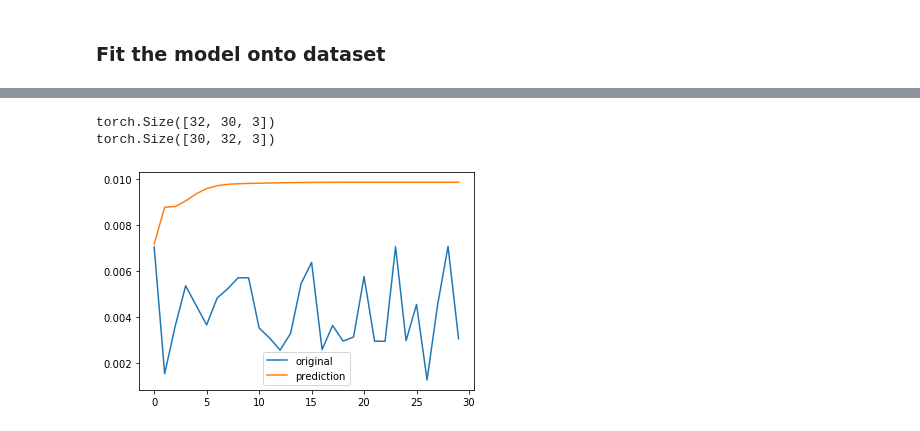
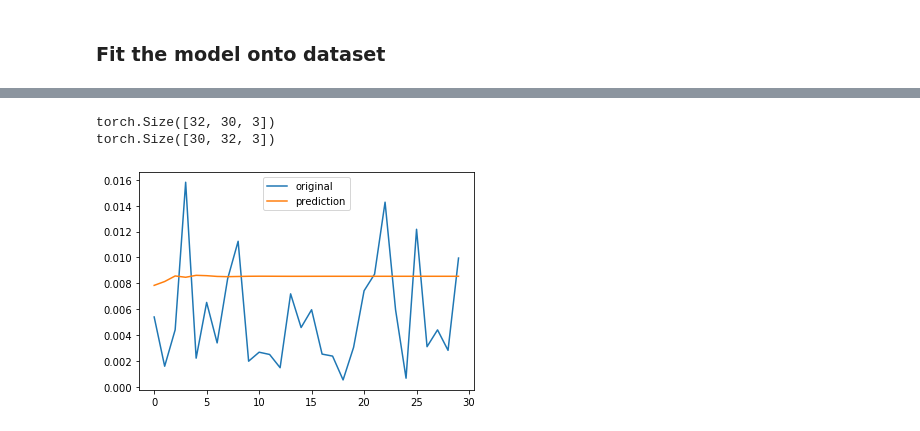
Before and after one commit to simutisernestas/cbaf, a Jupyter notebook: Timeseries_clustering.ipynb, the cells around one changed output, grey strips where cells are left out. Cells and saved outputs as stored; diff of their text form; code cells hidden in the pictures.

```diff
--- a/Timeseries_clustering.ipynb
+++ b/Timeseries_clustering.ipynb
@@ -75,5 +63,23 @@ data =  (data - min_points) / (max_points - min_points)
 total_rows = data.shape[0]
 PARTS = int(total_rows / SEQUENCE)
 missing = (data.shape[0]) % PARTS
-data = data[missing:]
-data = np.array(np.array_split(data, PARTS))
+splits = np.array(np.array_split(data[missing:], PARTS))
+# %%
+sequences = []
+HOPS = [int(SEQUENCE/2), int(SEQUENCE/3), int(SEQUENCE/6)]
+for h in HOPS:
+    if not isinstance(h, int):
+        raise AssertionError
+
+    for i in range(0, data.shape[0], h):
+        if (i+SEQUENCE) >= data.shape[0]:
+            break
+        # seq = np.expand_dims(, axis=0)
+        sequences.append(data[i:i+SEQUENCE,:])
+        # splits = np.append(splits, seq, axis=0)
+sequences = np.array(sequences)
+# %%
+print(splits.shape)
+print(sequences.shape)
+data = np.concatenate((splits,sequences))
+print(data.shape)
@@ -109,16 +119,16 @@ number_of_features
 3
 # %%
 hidden_size = 1024
-hidden_layer_depth = 1
-latent_length = 256
-batch_size = 32
+hidden_layer_depth = 2
+latent_length = 512
+batch_size = 16
 learning_rate = 0.0005
-n_epochs = 10
+n_epochs = 5
 dropout_rate = 0.0
 optimizer = 'Adam'
 cuda = True
 print_every=50
-clip = False
+clip = True
 max_grad_norm=5
 loss = 'MSELoss'
 block = 'LSTM'
@@ -183,26 +189,25 @@ VRAE(n_epochs=5,batch_size=32,cuda=True)
 # %%
 import time
 from IPython.display import clear_output
 
-SAMPLE = 1
-FEATURE = 0
-m = maxes[FEATURE]
+SAMPLE = 24
+FEATURE = 2
 for t, X in enumerate(train_loader):
     X = X[0]
     print(X.shape)
     plt.plot(X[SAMPLE, :, FEATURE], label = "original")
     X = X.permute(1,0,2)
     X = X.float().cuda()
     res = vrae(X)
     print(res[0].shape)
     plt.plot(res[0].cpu().detach().numpy()[:, SAMPLE, FEATURE], label = "prediction")
     plt.legend()
     plt.show()
     time.sleep(0.5)
     if t == 20:
         break
     clear_output()
 # %% [output]
 torch.Size([32, 30, 3])
 torch.Size([30, 32, 3])
-[figure, old version]
+[figure, new version]
```
Also changed, not shown: parts of 9 cells of this notebook.
